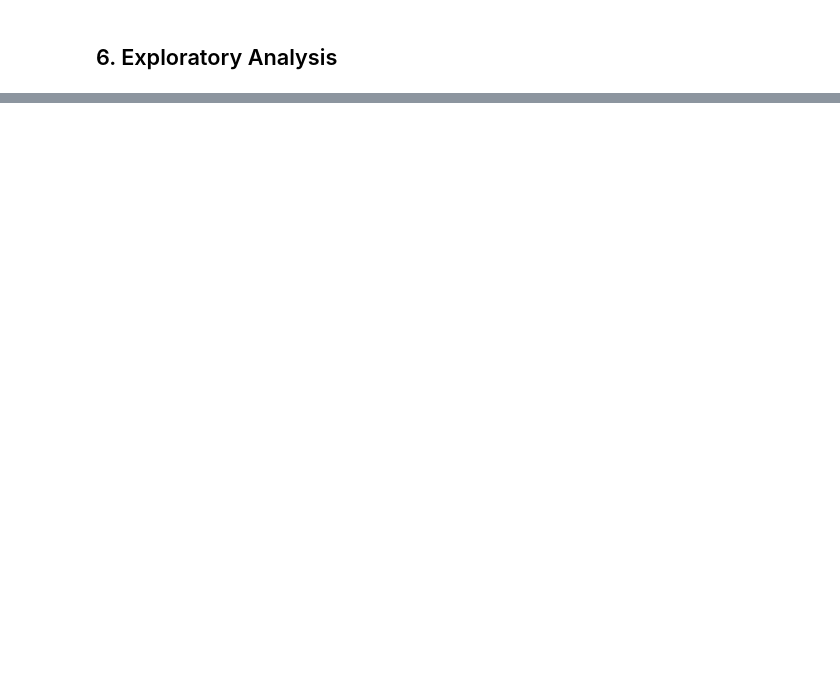
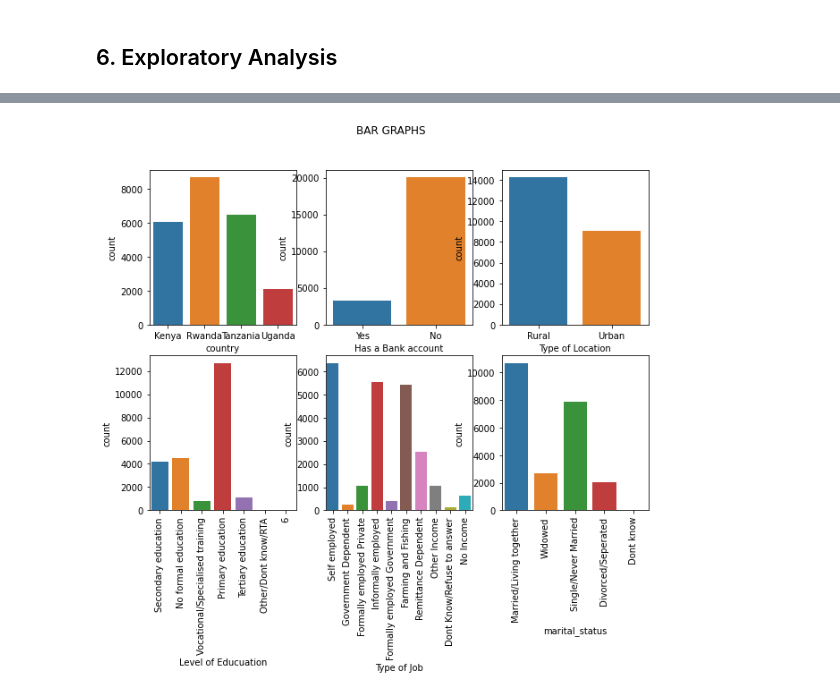
Before and after one commit to Collokd/Collokd, a Jupyter notebook: Moringa_Data_Science_Core_W2_Independent_Project_2020_05_Collins_Kemboi_Python_Notebook.ipynb, the cells around one changed output, grey strips where cells are left out. Saved outputs shown, nothing was run; the diff lists cells and outputs as text; code cells hidden in the pictures; blank space fills up the shorter version.

```diff
--- a/Moringa_Data_Science_Core_W2_Independent_Project_2020_05_Collins_Kemboi_Python_Notebook.ipynb
+++ b/Moringa_Data_Science_Core_W2_Independent_Project_2020_05_Collins_Kemboi_Python_Notebook.ipynb
@@ -341,22 +363,0 @@ sns.pairplot(df1)
-# %%
-# Removing outliers
-# ----
-def percentile_based_outlier(data, threshold=95):
-    diff = (100 - threshold)/2
-    minval, maxval = np.percentile(data, [diff, 100 - diff])
-    return (data < minval) | (data > maxval)
-
-col_names = ['Number', 'Age', 'Income']
-
-fig, ax = plt.subplots(len(col_names), figsize=(8, 12))
-
-for i, col_val in enumerate(col_names):
-    x = df_medical[col_val][:1000]
-    sns.distplot(x, ax=ax[i], rug=True, hist=True)
-    outliers = x[percentile_based_outlier(x)]
-    ax[i].plot(outliers, np.zeros_like(outliers), 'ro', clip_on=False)
-
-    ax[i].set_title("Outlier detection - {}".format(col_val), fontsize=10)
-    ax[i].set_xlabel(col_val, fontsize=8)
-
-plt.show()
@@ -391,0 +434,20 @@ sns.heatmap(corr,\
+# %%
+# Data Vizualization
+fig, ((ax1,ax2,ax3),(ax4,ax5,ax6)) = plt.subplots(2,3,figsize = (10,7))
+
+plt.suptitle('BAR GRAPHS')
+
+plt.xticks(rotation=90)
+sns.countplot(df.country, ax=ax1)
+sns.countplot(df['Has a Bank account'], ax=ax2)
+sns.countplot(df['Type of Location'], ax=ax3)
+
+EDUCUATION = sns.countplot(df['Level of Educuation'], ax=ax4)
+EDUCUATION.set_xticklabels(EDUCUATION.get_xticklabels(),rotation = 90)
+
+JOBTYPE=sns.countplot(df['Type of Job'], ax=ax5)
+JOBTYPE.set_xticklabels(JOBTYPE.get_xticklabels(),rotation = 90)
+
+STATUS=sns.countplot(df['marital_status'], ax=ax6)
+# %% [output]
+[figure, added]
```
Also changed, not shown: parts of 43 cells of this notebook.
